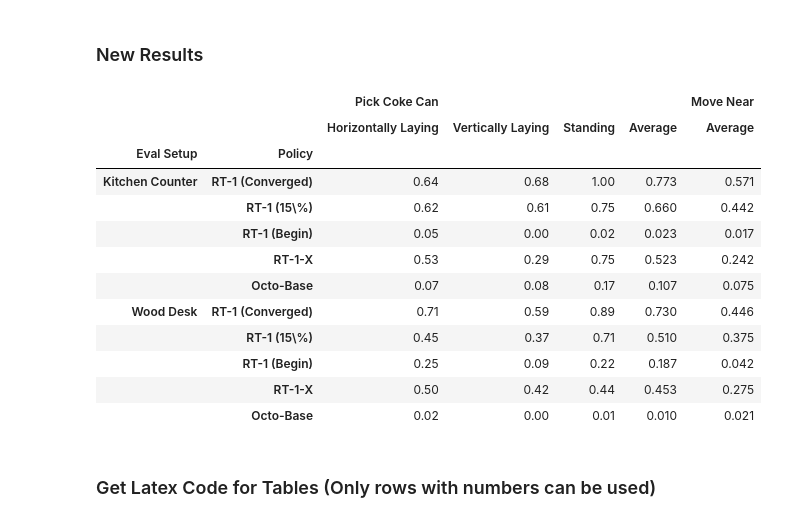
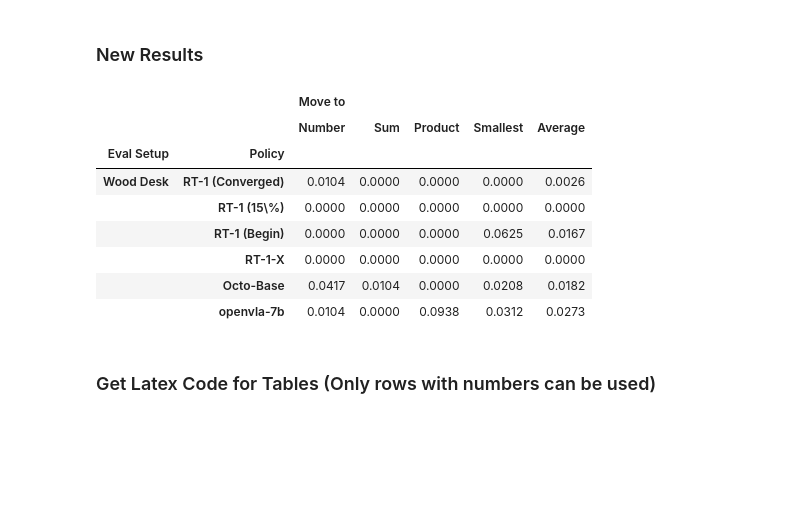
Before and after one commit to unctitus/mmai, a Jupyter notebook: scripts/mine/eval.ipynb, the cells around one changed output. Saved outputs shown, nothing was run; the diff lists cells and outputs as text; code cells hidden in the pictures; blank space fills up the shorter version.

Commit message:
added evaluation with  openvla

```diff
--- a/scripts/mine/eval.ipynb
+++ b/scripts/mine/eval.ipynb
@@ -13,7 +13,8 @@ policies = ["rt_1_tf_trained_for_000400120",
             "rt_1_tf_trained_for_000058240",
             "rt_1_x_tf_trained_for_002272480_step",
             "rt_1_tf_trained_for_000001120",
-            "octo-base"
+            "octo-base",
+            "openvla-7b"
             ]
 
 policies_short = ["rt-1-converged",
@@ -21,6 +22,7 @@ policies_short = ["rt-1-converged",
             "rt-1-x",
             "rt-1-begin",
             "octo-base",
+            "openvla-7b"
             ]
 
 urdf_versions = ["recolor_cabinet_visual_matching_1",
@@ -42,6 +44,11 @@ pick_tasks = ["GraspSingleOpenedCokeCanInScene-v0"]
 move_tasks = ["MoveNearGoogleBakedTexInScene-v0"]
 
 place_tasks = ["PlaceIntoClosedTopDrawerCustomInScene-v0"]
+
+move_to_number_tasks = ["PutOnNumberGoogleInScene-v0",
+                        "PutOnNumberSumGoogleInScene-v0",
+                        "PutOnNumberMultGoogleInScene-v0",
+                        "PutOnNumberSmallestGoogleInScene-v0"]
 
 orientations = ["lr_switch_True","laid_vertically_True", "upright_True"]
 
@@ -730,11 +771,11 @@ for task in ["google_robot_pick_coke_can_horizontally_laying",
     evaluate_task(pick_coke_can_tabletop_tree, task, compute_alignment=False, scene="Kitchen Counter")
     evaluate_task(pick_coke_can_wood_tree, task, compute_alignment=False, scene="Wood Desk")
 
-for task in ["google_robot_move_near"]:
-    evaluate_task(move_near_tabletop_tree, task, compute_alignment=False, scene="Kitchen Counter")
-    evaluate_task(move_near_wood_tree, task, compute_alignment=False, scene="Wood Desk")
+#for task in ["google_robot_move_near"]:
+#    evaluate_task(move_near_tabletop_tree, task, compute_alignment=False, scene="Kitchen Counter")
+ #   evaluate_task(move_near_wood_tree, task, compute_alignment=False, scene="Wood Desk")
 
-new_order = [0, 1, 3, 2, 4, 5, 6, 8, 7, 9]
+new_order = [0, 1, 3, 2, 4, 5, 6, 7, 9, 8, 10, 11]
 results_wo_alignment_df = results_wo_alignment_df.reindex(new_order)
 
 print(results_wo_alignment_df.to_string())
@@ -752,0 +796,10 @@ print(results_wo_alignment_df.to_string())
+# %%
+for task in ["google_robot_move_to_number", "google_robot_move_to_number_sum",
+             "google_robot_move_to_number_mult", "google_robot_move_to_number_smallest",
+             "google_robot_move_to_number_avg"]:
+    evaluate_task(move_to_number_tree, task, compute_alignment=False, scene="Wood Desk")
+
+new_order = [6, 7, 9, 8, 10, 11]
+results_wo_alignment_df = results_wo_alignment_df.reindex(new_order)
+
+print(results_wo_alignment_df.to_string())
@@ -815,7 +876,12 @@ task_renaming ={
     "google_robot_pick_coke_can_vertically_laying": ("Pick Coke Can", "Vertically Laying"),
     "google_robot_pick_coke_can_standing": ("Pick Coke Can", "Standing"),
     "google_robot_pick_coke_can": ("Pick Coke Can", "Average"),
-    "google_robot_place_apple_in_closed_top_drawer": ("Open Top Drawer and Place Apple", "Average")
+    "google_robot_place_apple_in_closed_top_drawer": ("Open Top Drawer and Place Apple", "Average"),
+    "google_robot_move_to_number":("Move to", "Number"),
+    "google_robot_move_to_number_sum":("Move to", "Sum"),
+    "google_robot_move_to_number_mult":("Move to", "Product"),
+    "google_robot_move_to_number_smallest":("Move to", "Smallest"),
+    "google_robot_move_to_number_avg": ("Move to", "Average"),
 }
 
 policy_renaming = {
@@ -827,9 +893,9 @@ policy_renaming = {
         "octo-base": "Octo-Base",
 }
 
-def format_df(input_df):
+def format_df(input_df, precision=3):
     df = input_df.copy()
-    df = df.round(3)
+    df = df.round(precision)
     df = df.rename(columns=task_renaming)
     df['Policy'] = df['Policy'].replace(policy_renaming)
     df = df.set_index(["Eval Setup", "Policy"])
@@ -878,22 +919,18 @@ display(formatted_results_diff_df)
 # %% [markdown]
 ### New Results
 # %%
-formatted_results_wo_alignment_df = format_df(results_wo_alignment_df)
+formatted_results_wo_alignment_df = format_df(results_wo_alignment_df, precision=4)
 display(formatted_results_wo_alignment_df)
 # %% [output]
-|  |  | Pick Coke Can |  |  |  | Move Near |
-|  |  | Horizontally Laying | Vertically Laying | Standing | Average | Average |
+|  |  | Move to |  |  |  |  |
+|  |  | Number | Sum | Product | Smallest | Average |
 | Eval Setup | Policy |  |  |  |  |  |
-| Kitchen Counter | RT-1 (Converged) | 0.64 | 0.68 | 1.00 | 0.773 | 0.571 |
-|  | RT-1 (15\%) | 0.62 | 0.61 | 0.75 | 0.660 | 0.442 |
-|  | RT-1 (Begin) | 0.05 | 0.00 | 0.02 | 0.023 | 0.017 |
-|  | RT-1-X | 0.53 | 0.29 | 0.75 | 0.523 | 0.242 |
-|  | Octo-Base | 0.07 | 0.08 | 0.17 | 0.107 | 0.075 |
-| Wood Desk | RT-1 (Converged) | 0.71 | 0.59 | 0.89 | 0.730 | 0.446 |
-|  | RT-1 (15\%) | 0.45 | 0.37 | 0.71 | 0.510 | 0.375 |
-|  | RT-1 (Begin) | 0.25 | 0.09 | 0.22 | 0.187 | 0.042 |
-|  | RT-1-X | 0.50 | 0.42 | 0.44 | 0.453 | 0.275 |
-|  | Octo-Base | 0.02 | 0.00 | 0.01 | 0.010 | 0.021 |
+| Wood Desk | RT-1 (Converged) | 0.0104 | 0.0000 | 0.0000 | 0.0000 | 0.0026 |
+|  | RT-1 (15\%) | 0.0000 | 0.0000 | 0.0000 | 0.0000 | 0.0000 |
+|  | RT-1 (Begin) | 0.0000 | 0.0000 | 0.0000 | 0.0625 | 0.0167 |
+|  | RT-1-X | 0.0000 | 0.0000 | 0.0000 | 0.0000 | 0.0000 |
+|  | Octo-Base | 0.0417 | 0.0104 | 0.0000 | 0.0208 | 0.0182 |
+|  | openvla-7b | 0.0104 | 0.0000 | 0.0938 | 0.0312 | 0.0273 |
 # %% [markdown]
 ### Get Latex Code for Tables (Only rows with numbers can be used)
 # %%
```
Also changed, not shown: parts of 14 cells of this notebook, 32 other files.
